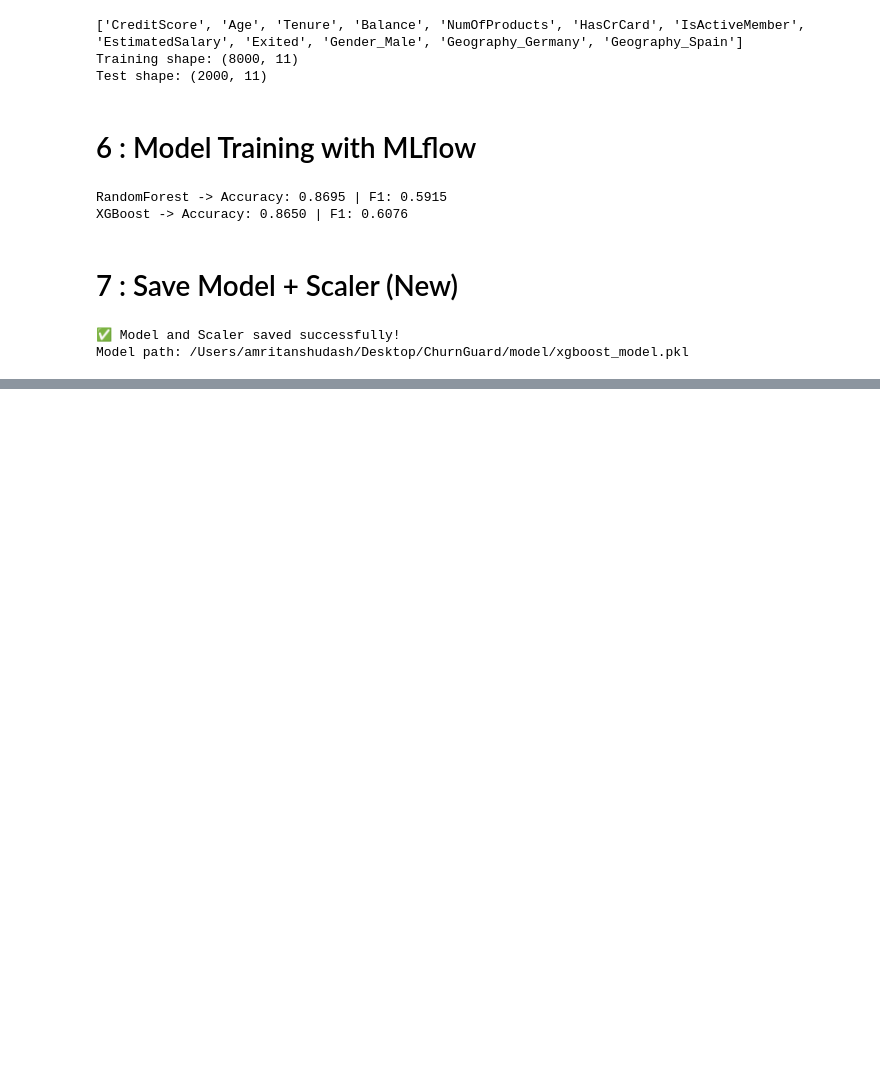
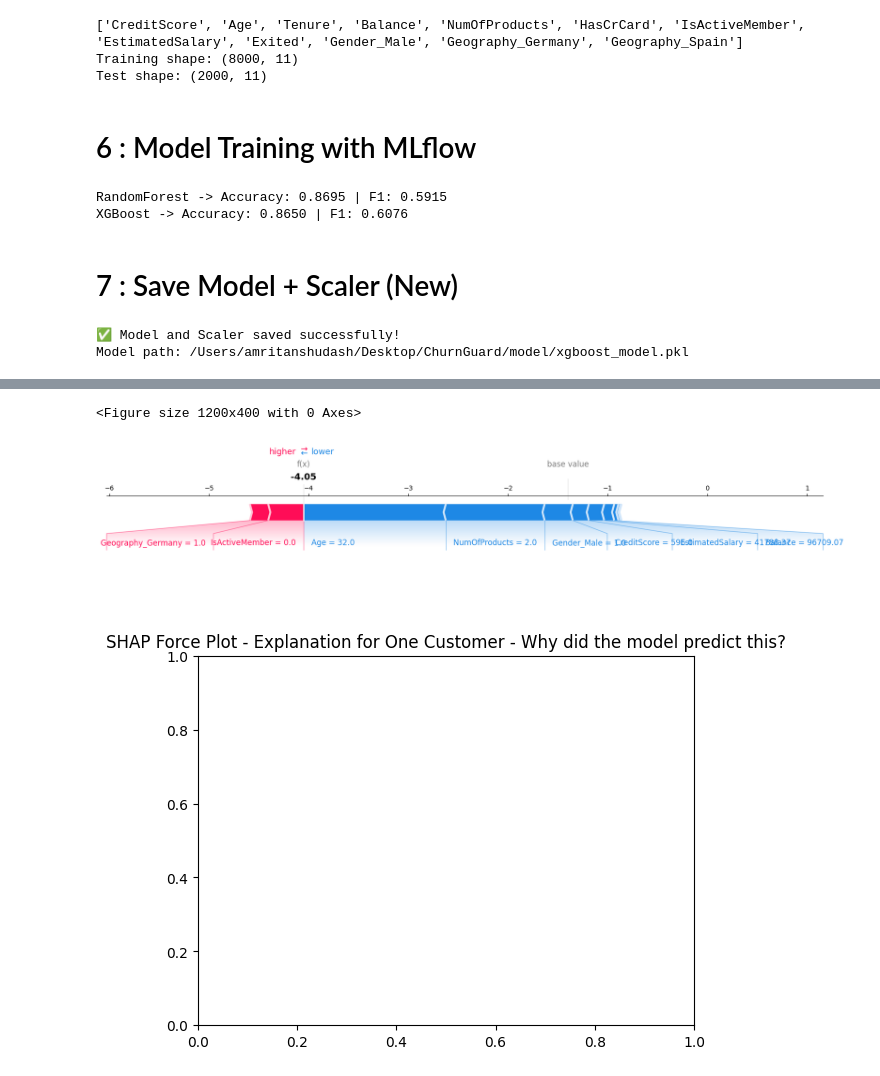
Before and after one commit to Amritanshu-Dash/ChurnGuard, a Jupyter notebook: notebooks/churnguard.ipynb, the cells around one changed output, grey strips where cells are left out. Saved outputs shown, nothing was run; the diff lists cells and outputs as text; code cells hidden in the pictures; blank space fills up the shorter version.

```diff
--- a/notebooks/churnguard.ipynb
+++ b/notebooks/churnguard.ipynb
@@ -184,0 +210,10 @@ Model path: /Users/amritanshudash/Desktop/ChurnGuard/model/xgboost_model.pkl
+# %%
+# Explanation for one customer (first one in test set)
+plt.figure(figsize=(12, 4))
+shap.force_plot(explainer.expected_value, shap_values[0], X_test.iloc[0], feature_names=X.columns.tolist(), matplotlib=True)
+plt.title("SHAP Force Plot - Explanation for One Customer - Why did the model predict this?")
+plt.show()
+# %% [output]
+<Figure size 1200x400 with 0 Axes>
+[figure, added]
+[figure, added]
```
Also changed, not shown: parts of 4 cells of this notebook, 1 other file.
